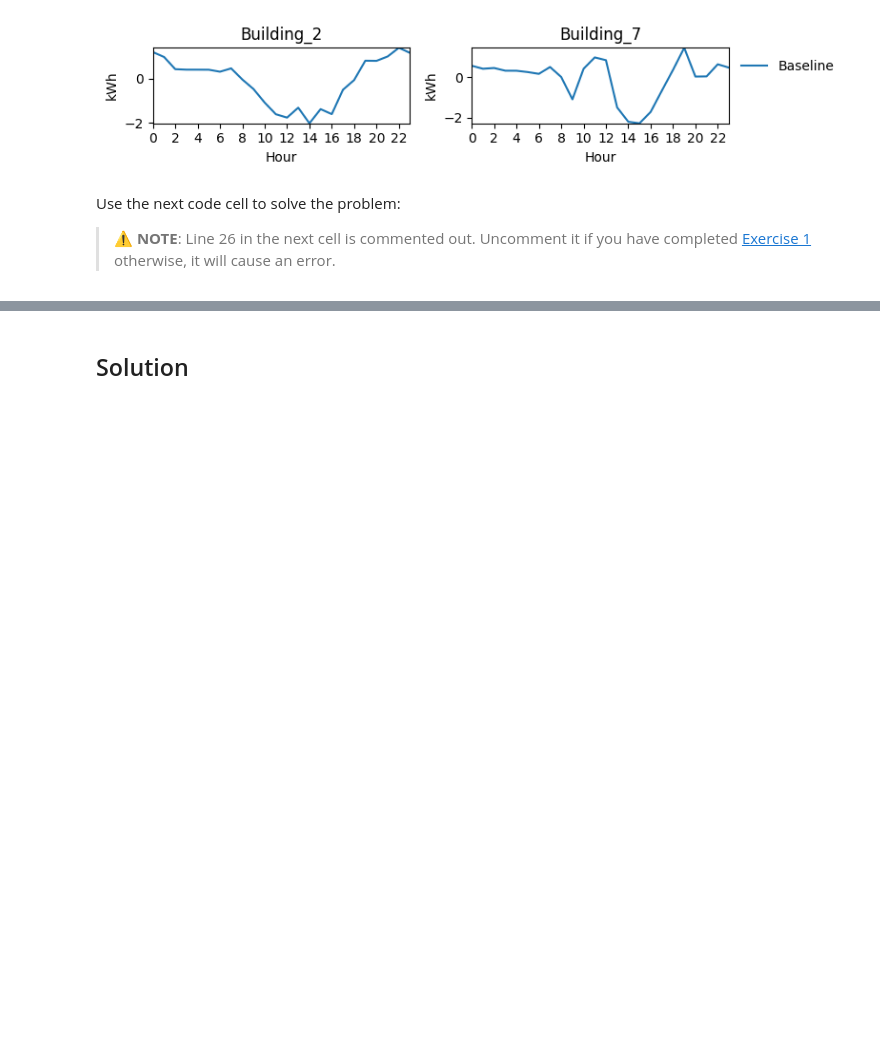
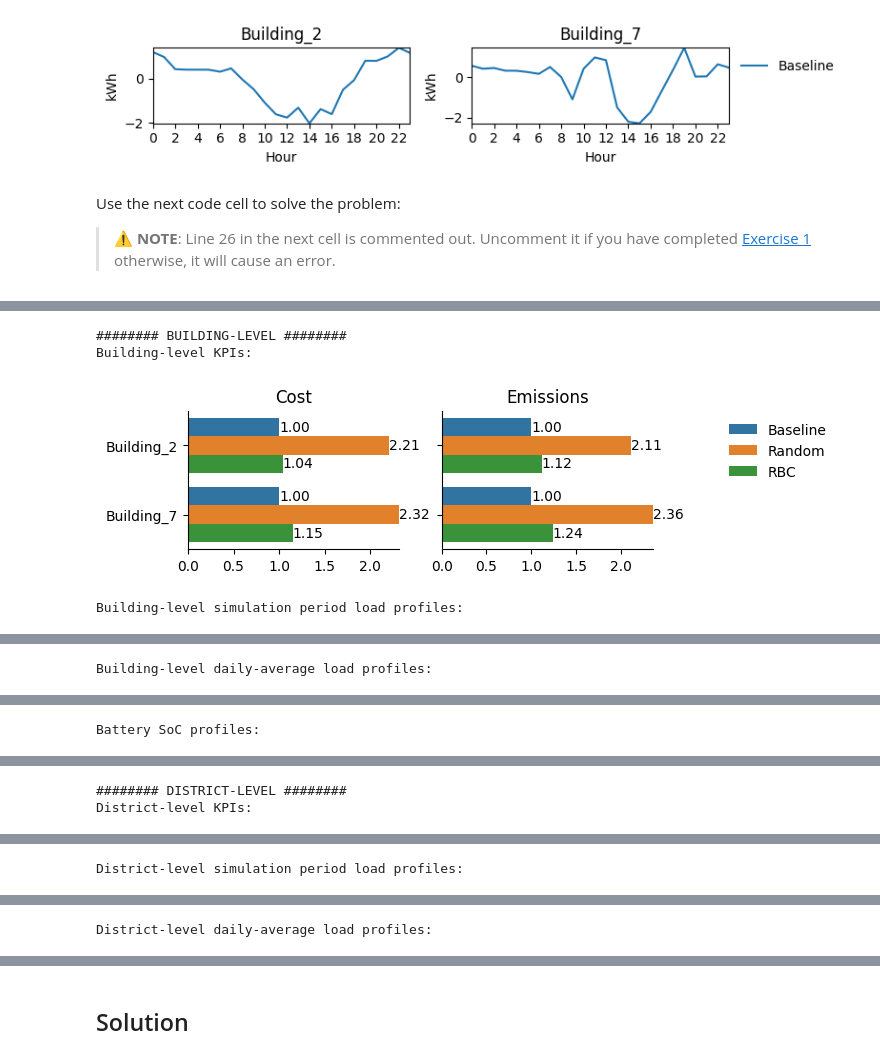
Before and after one commit to DeepLearning-DS/citylearn, a Jupyter notebook: citylearn_ccai_tutorial.ipynb, the cells around one changed output, grey strips where cells are left out. Saved outputs shown, nothing was run; the diff lists cells and outputs as text; code cells hidden in the pictures; blank space fills up the shorter version.

```diff
--- a/citylearn_ccai_tutorial.ipynb
+++ b/citylearn_ccai_tutorial.ipynb
@@ -1698,0 +1631,45 @@ District-level daily-average load profiles:
+# %%
+# define action map
+# Keys are hours (1-24), values are actions (positive to charge, negative to discharge)
+action_map = {}
+for hour in range(1, 25):
+    if 1 <= hour <= 6:
+        action_map[hour] = 0.11   # Charge during off-peak morning hours
+    elif 16 <= hour <= 21:
+        action_map[hour] = -0.11  # Discharge during peak demand hours
+    else:
+        action_map[hour] = 0.0    # Idle at all other times
+
+# run inference
+rbc_env = CityLearnEnv(
+    DATASET_NAME,
+    central_agent=CENTRAL_AGENT,
+    buildings=BUILDINGS,
+    active_observations=ACTIVE_OBSERVATIONS,
+    simulation_start_time_step=SIMULATION_START_TIME_STEP,
+    simulation_end_time_step=SIMULATION_END_TIME_STEP,
+)
+
+rbc_model = HourRBC(env=rbc_env, action_map=action_map)
+observations, info = rbc_env.reset()
+
+# establish stopping conditions
+terminated = False
+truncated = False
+
+# step through your environment
+while not terminated and not truncated:
+    actions = rbc_model.predict(observations)
+    observations, reward, terminated, truncated, info = rbc_env.step(actions)
+
+# display simulation summary
+plot_simulation_summary({
+    'Baseline': baseline_env,
+    'Random': random_env,
+    'RBC': rbc_env,
+})
+# %% [output]
+######## BUILDING-LEVEL ########
+Building-level KPIs:
+[figure, added]
+Building-level simulation period load profiles:
@@ -1698,0 +1677 @@ District-level daily-average load profiles:
+Building-level daily-average load profiles:
@@ -1698,0 +1679 @@ District-level daily-average load profiles:
+Battery SoC profiles:
@@ -1698,0 +1681,2 @@ District-level daily-average load profiles:
+######## DISTRICT-LEVEL ########
+District-level KPIs:
@@ -1698,0 +1684 @@ District-level daily-average load profiles:
+District-level simulation period load profiles:
@@ -1698,0 +1686 @@ District-level daily-average load profiles:
+District-level daily-average load profiles:
```
Also changed, not shown: parts of 14 cells of this notebook.
